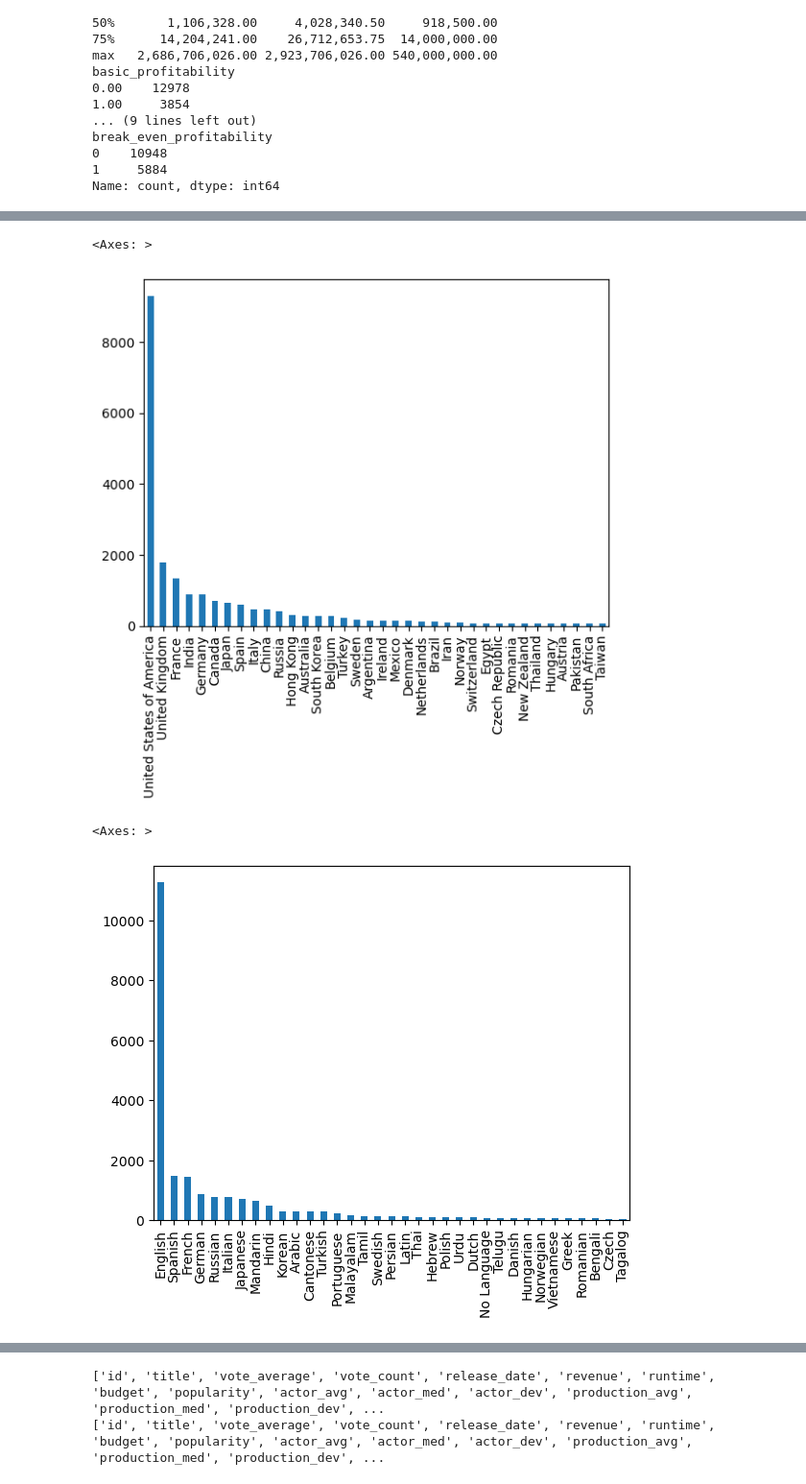
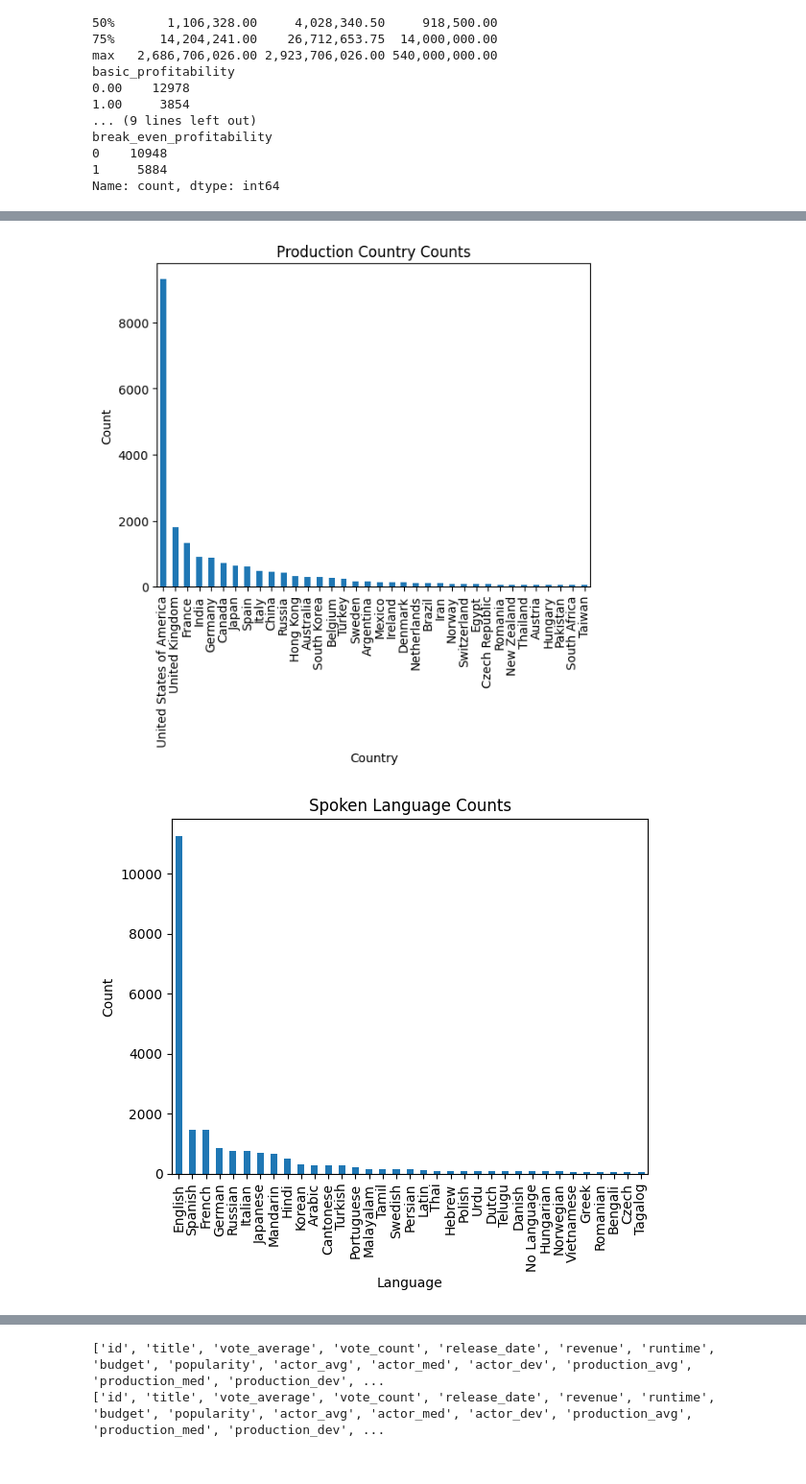
Before and after one commit to RHartung-ND/Data-Science-Project, a Jupyter notebook: analysis.ipynb, the cells around one changed output, grey strips where cells are left out. Shown at 96% size. Cells and saved outputs as stored; diff of their text form; code cells hidden in the pictures.

Commit message:
updated analysis notebook to save the figures

```diff
--- a/analysis.ipynb
+++ b/analysis.ipynb
@@ -320,15 +339,21 @@ org_lang_counts[org_lang_counts > 20].plot(kind="bar")
 # %%
 # Filtering for only values greater than 50.
-country_counts[country_counts > 50].plot(kind="bar")
+ax = country_counts[country_counts > 50].plot(kind="bar")
+ax.set_title("Production Country Counts")
+ax.set_ylabel("Count")
+ax.set_xlabel("Country")
+plt.savefig("figures/production country.png")
 # %% [output]
-<Axes: >
-[figure, old version]
+[figure, new version]
 # %%
 # Filtering for only values greater than 50.
-language_counts[language_counts > 50].plot(kind="bar")
+ax = language_counts[language_counts > 50].plot(kind="bar")
+ax.set_title("Spoken Language Counts")
+ax.set_ylabel("Count")
+ax.set_xlabel("Language")
+plt.savefig("figures/spoken language counts.png")
 # %% [output]
-<Axes: >
-[figure, old version]
+[figure, new version]
 # %%
 basic_columns = ["un_profitability", "profit", 'vote_average', 'vote_count', 'revenue', 'runtime', 'budget', 'popularity', 'actor_avg',
              'actor_med', 'actor_dev', 'production_avg', 'production_med', 'production_dev', 'release_year',
```
Also changed, not shown: parts of 19 cells of this notebook, 13 other files.
